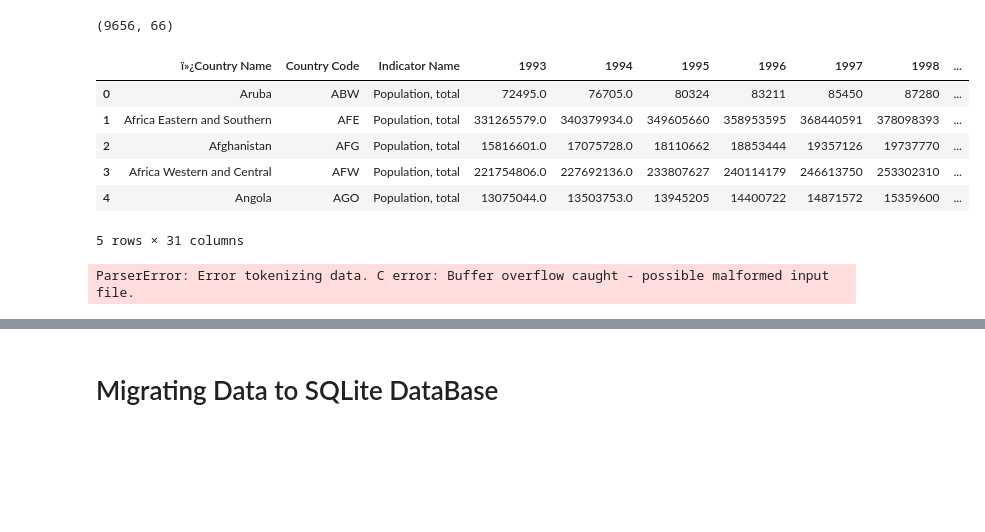
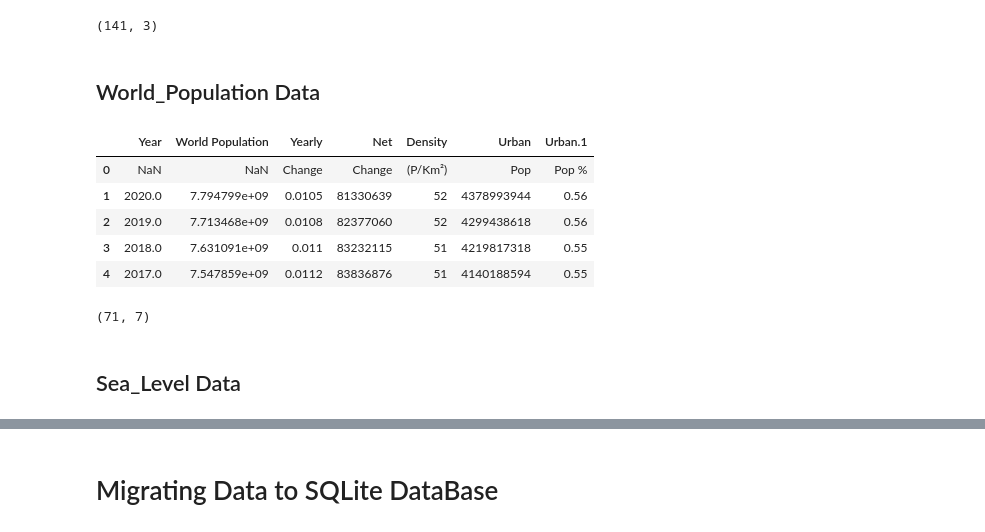
Before and after one commit to andrewhoeppner/final_project, a Jupyter notebook: data2sql.ipynb, the cells around one changed output, grey strips where cells are left out. Cells and saved outputs as stored; diff of their text form; code cells hidden in the pictures; blank space fills up the shorter version.

```diff
--- a/data2sql.ipynb
+++ b/data2sql.ipynb
@@ -37,4 +90,4 @@ tempchange_df.head()
 # %%
-print(tempchange_df.shape)
+print(ice_df.shape)
 # %% [output]
-(9656, 66)
+(141, 3)
@@ -43,11 +94,12 @@ print(tempchange_df.shape)
+# %% [markdown]
+## World_Population Data
 # %%
-worldpopulation_df = pd.read_csv("world_population.csv", encoding='unicode_escape')
+worldpopulation_df = pd.read_excel("world_population_data.xlsx")
 worldpopulation_df.head()
 # %% [output]
-|  | ï»¿Country Name | Country Code | Indicator Name | 1993 | 1994 | 1995 | 1996 | 1997 | 1998 | ... |
-| 0 | Aruba | ABW | Population, total | 72495.0 | 76705.0 | 80324 | 83211 | 85450 | 87280 | ... |
-| 1 | Africa Eastern and Southern | AFE | Population, total | 331265579.0 | 340379934.0 | 349605660 | 358953595 | 368440591 | 378098393 | ... |
-| 2 | Afghanistan | AFG | Population, total | 15816601.0 | 17075728.0 | 18110662 | 18853444 | 19357126 | 19737770 | ... |
-| 3 | Africa Western and Central | AFW | Population, total | 221754806.0 | 227692136.0 | 233807627 | 240114179 | 246613750 | 253302310 | ... |
-| 4 | Angola | AGO | Population, total | 13075044.0 | 13503753.0 | 13945205 | 14400722 | 14871572 | 15359600 | ... |
+|  | Year | World Population | Yearly | Net | Density | Urban | Urban.1 |
+| 0 | NaN | NaN | Change | Change | (P/Km²) | Pop | Pop % |
+| 1 | 2020.0 | 7.794799e+09 | 0.0105 | 81330639 | 52 | 4378993944 | 0.56 |
+| 2 | 2019.0 | 7.713468e+09 | 0.0108 | 82377060 | 52 | 4299438618 | 0.56 |
+| 3 | 2018.0 | 7.631091e+09 | 0.011 | 83232115 | 51 | 4219817318 | 0.55 |
+| 4 | 2017.0 | 7.547859e+09 | 0.0112 | 83836876 | 51 | 4140188594 | 0.55 |
-5 rows × 31 columns
@@ -56,5 +106,6 @@ worldpopulation_df.head()
-# %%
-climatechange_df = pd.read_csv("climatechangedata.csv", encoding='unicode_escape', on_bad_lines="skip")
-climatechange_df.head()
-# %% [output]
-ParserError: Error tokenizing data. C error: Buffer overflow caught - possible malformed input file.
+# %%
+print(worldpopulation_df.shape)
+# %% [output]
+(71, 7)
+# %% [markdown]
+## Sea_Level Data
```
Also changed, not shown: parts of 46 cells of this notebook, 2 other files.
